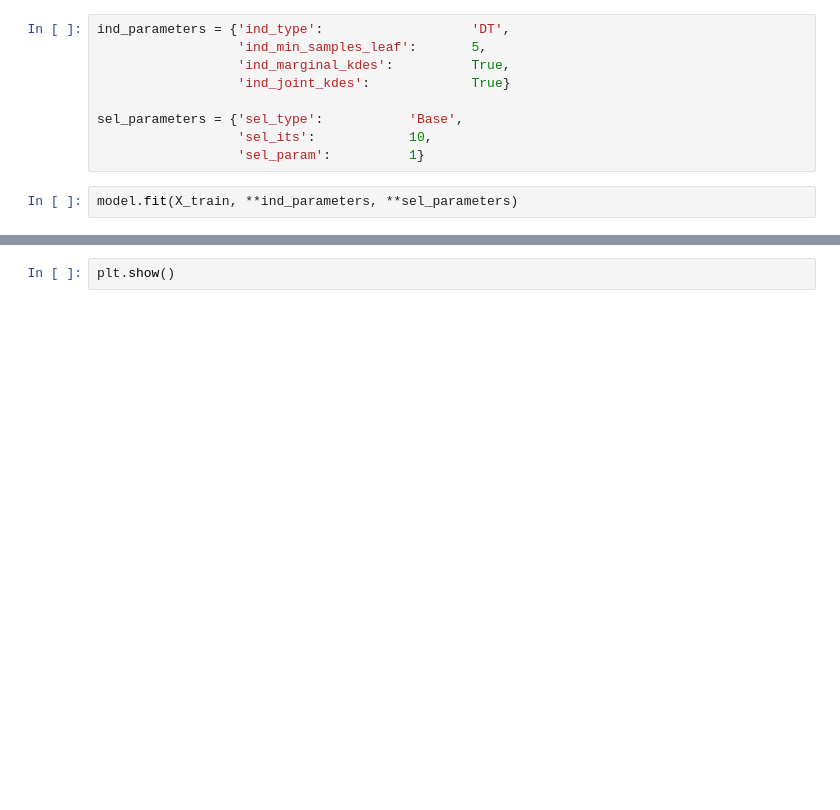
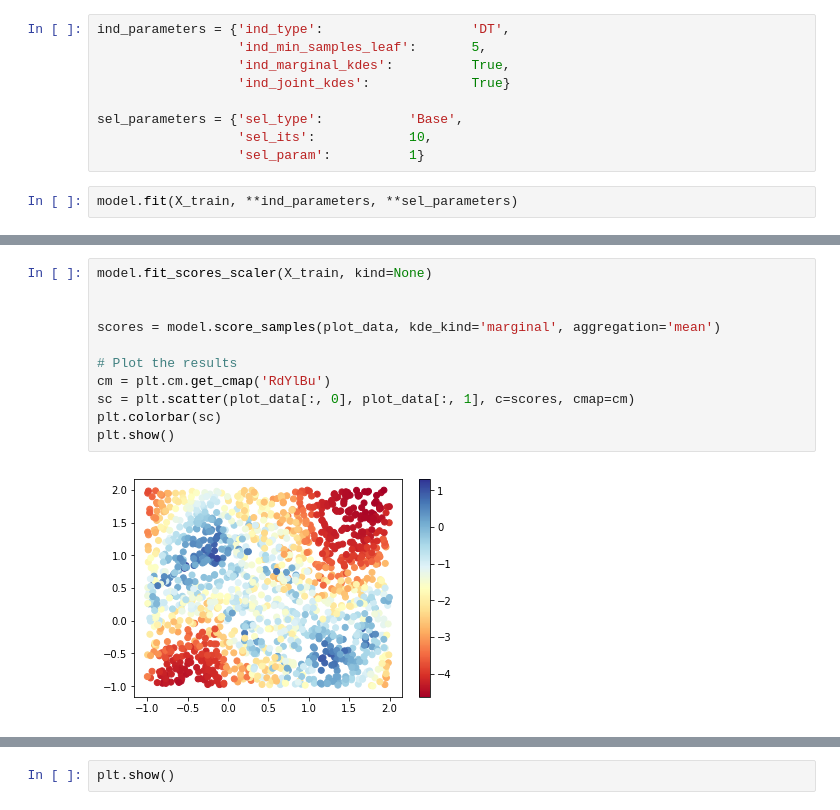
Before and after one commit to eliavw/discovery, a Jupyter notebook: note/190321 - anomadetector.ipynb, the cells around one changed output, grey strips where cells are left out. Saved outputs shown, nothing was run; the diff lists cells and outputs as text; blank space fills up the shorter version.

```diff
--- a/note/190321 - anomadetector.ipynb
+++ b/note/190321 - anomadetector.ipynb
@@ -108,3 +111,16 @@ plt.show()
+# %%
+model.fit_scores_scaler(X_train, kind=None)
+
+
+scores = model.score_samples(plot_data, kde_kind='marginal', aggregation='mean')
+
+# Plot the results
+cm = plt.cm.get_cmap('RdYlBu')
+sc = plt.scatter(plot_data[:, 0], plot_data[:, 1], c=scores, cmap=cm)
+plt.colorbar(sc)
+plt.show()
+# %% [output]
+[figure, added]
 # %%
 scores = model.score_samples(plot_data, kde_kind='marginal', aggregation='sum')
 
```
Also changed, not shown: parts of 8 cells of this notebook, 3 other files.
